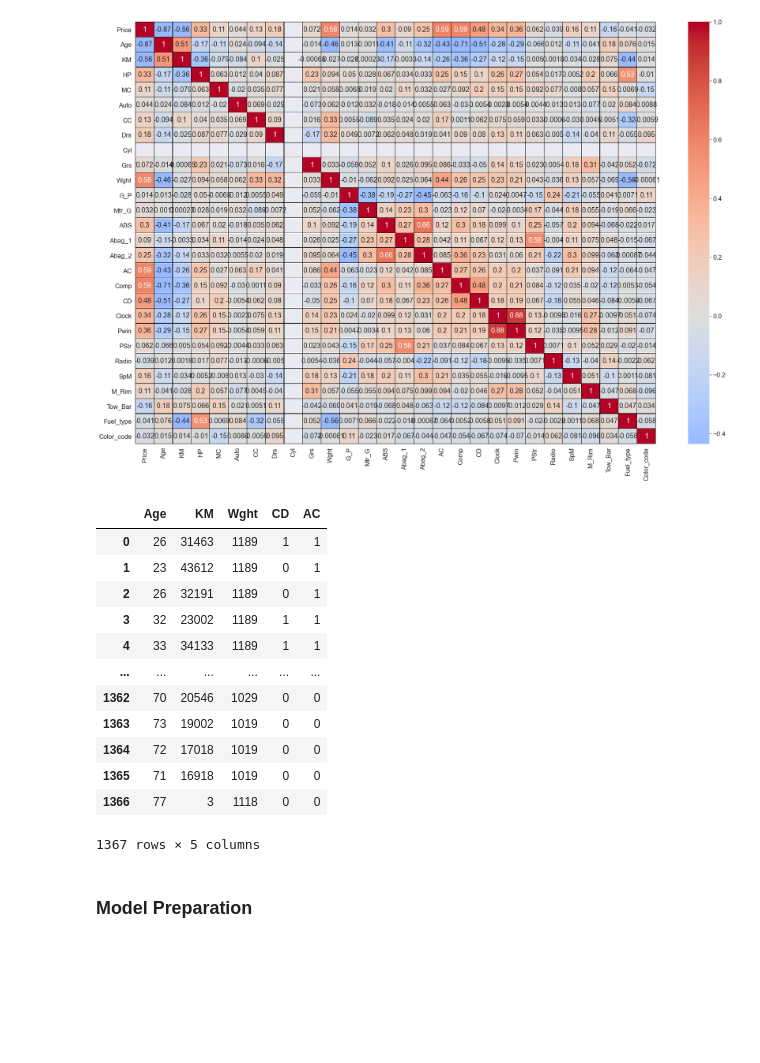
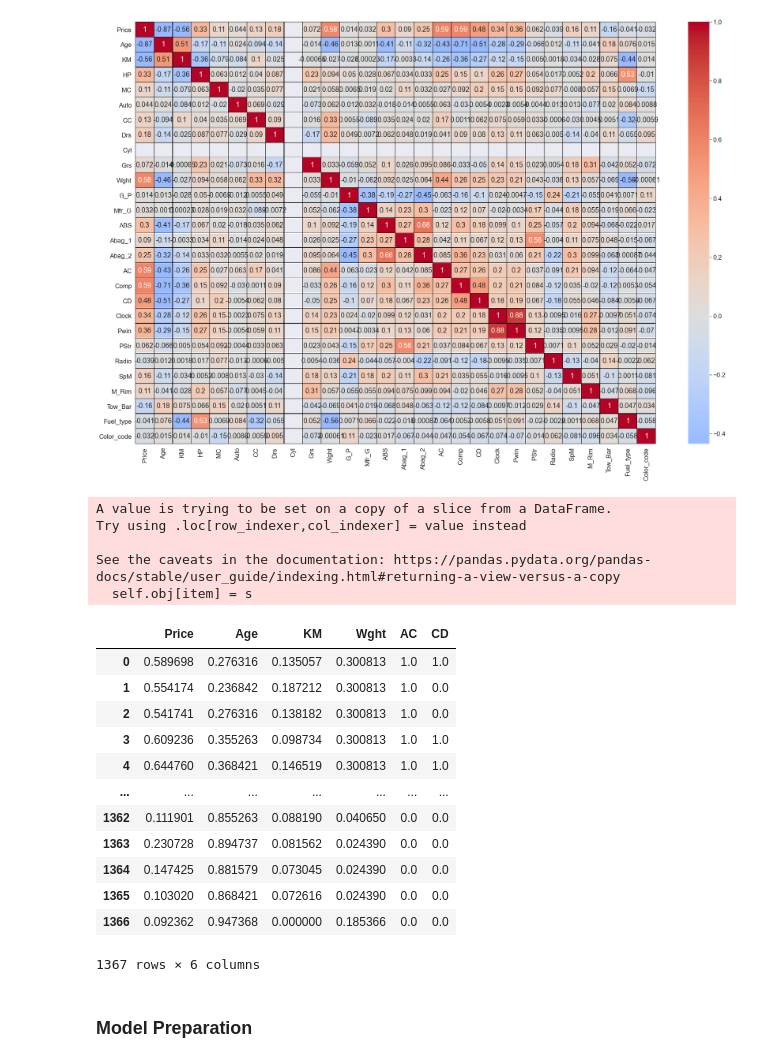
Before and after one commit to vvenkatesh-ML/Projects, a Jupyter notebook: Assignment 1/assignment_code.ipynb, the cells around one changed output. Cells and saved outputs as stored; diff of their text form; code cells hidden in the pictures; blank space fills up the shorter version.

```diff
--- a/Assignment 1/assignment_code.ipynb
+++ b/Assignment 1/assignment_code.ipynb
@@ -84,49 +88,56 @@ features_sort = correlation.sort_values('Price',ascending = False)
 # %% [output]
 [figure]
 # %%
-# Normalize all values to bring them to a similar scale (Normalizing data brings all values to within 0 & 1)
-x = df_new.values
-min_max_scaler = preprocessing.MinMaxScaler()
-x_scaled = min_max_scaler.fit_transform(x)
-df_new.loc[:,:] = x_scaled
+
 
 #Establishing the features and the target parameters
 X = df_new.drop(columns=['Price'])
 y = df_new.Price
 
 #Combining correlation and p-value test
 lin_reg = sm.OLS(y,X).fit()
 p = lin_reg.pvalues
 p_df = pd.DataFrame(p)
 p_df.columns = ['p_value']
 correlation_new = correlation['Price'].copy()
 correlation_new = correlation_new.drop(['Price'], axis =0)
 corr_df = pd.DataFrame(correlation_new)
 corr_df.columns = ['Correlation']
 features_df = pd.concat([corr_df,p_df], axis = 1)
 
 #Setting criterias for the features based on correlation and p_value
 features_df = features_df.loc[(features_df['Correlation'] > 0.2) | (features_df['Correlation'] < -0.2) & (features_df['p_value'] < 0.05) ]
 
 ##Only Age, KM, Wght, AC and CD meet the criteria comfortably
 features_df = features_df.drop(['HP','ABS','Abag_2','Comp','Clock','Pwin'], axis=0)
 #Final features
-df_new = df[['Age','KM','Wght','CD','AC']]
+df_new = df[['Price','Age','KM','Wght','AC','CD']]
+
+# Normalize all values to bring them to a similar scale (Normalizing data brings all values to within 0 & 1)
+x = df_new.values
+min_max_scaler = preprocessing.MinMaxScaler()
+x_scaled = min_max_scaler.fit_transform(x)
+df_new.loc[:,:] = x_scaled
 df_new
 # %% [output]
+A value is trying to be set on a copy of a slice from a DataFrame.
+Try using .loc[row_indexer,col_indexer] = value instead
+
+See the caveats in the documentation: https://pandas.pydata.org/pandas-docs/stable/user_guide/indexing.html#returning-a-view-versus-a-copy
+  self.obj[item] = s
-|  | Age | KM | Wght | CD | AC |
-| 0 | 26 | 31463 | 1189 | 1 | 1 |
-| 1 | 23 | 43612 | 1189 | 0 | 1 |
-| 2 | 26 | 32191 | 1189 | 0 | 1 |
-| 3 | 32 | 23002 | 1189 | 1 | 1 |
-| 4 | 33 | 34133 | 1189 | 1 | 1 |
-| ... | ... | ... | ... | ... | ... |
-| 1362 | 70 | 20546 | 1029 | 0 | 0 |
-| 1363 | 73 | 19002 | 1019 | 0 | 0 |
-| 1364 | 72 | 17018 | 1019 | 0 | 0 |
-| 1365 | 71 | 16918 | 1019 | 0 | 0 |
-| 1366 | 77 | 3 | 1118 | 0 | 0 |
+|  | Price | Age | KM | Wght | AC | CD |
+| 0 | 0.589698 | 0.276316 | 0.135057 | 0.300813 | 1.0 | 1.0 |
+| 1 | 0.554174 | 0.236842 | 0.187212 | 0.300813 | 1.0 | 0.0 |
+| 2 | 0.541741 | 0.276316 | 0.138182 | 0.300813 | 1.0 | 0.0 |
+| 3 | 0.609236 | 0.355263 | 0.098734 | 0.300813 | 1.0 | 1.0 |
+| 4 | 0.644760 | 0.368421 | 0.146519 | 0.300813 | 1.0 | 1.0 |
+| ... | ... | ... | ... | ... | ... | ... |
+| 1362 | 0.111901 | 0.855263 | 0.088190 | 0.040650 | 0.0 | 0.0 |
+| 1363 | 0.230728 | 0.894737 | 0.081562 | 0.024390 | 0.0 | 0.0 |
+| 1364 | 0.147425 | 0.881579 | 0.073045 | 0.024390 | 0.0 | 0.0 |
+| 1365 | 0.103020 | 0.868421 | 0.072616 | 0.024390 | 0.0 | 0.0 |
+| 1366 | 0.092362 | 0.947368 | 0.000000 | 0.185366 | 0.0 | 0.0 |
-1367 rows × 5 columns
+1367 rows × 6 columns
 # %% [markdown]
 ### Model Preparation
 # %%
```
Also changed, not shown: parts of 6 cells of this notebook.
